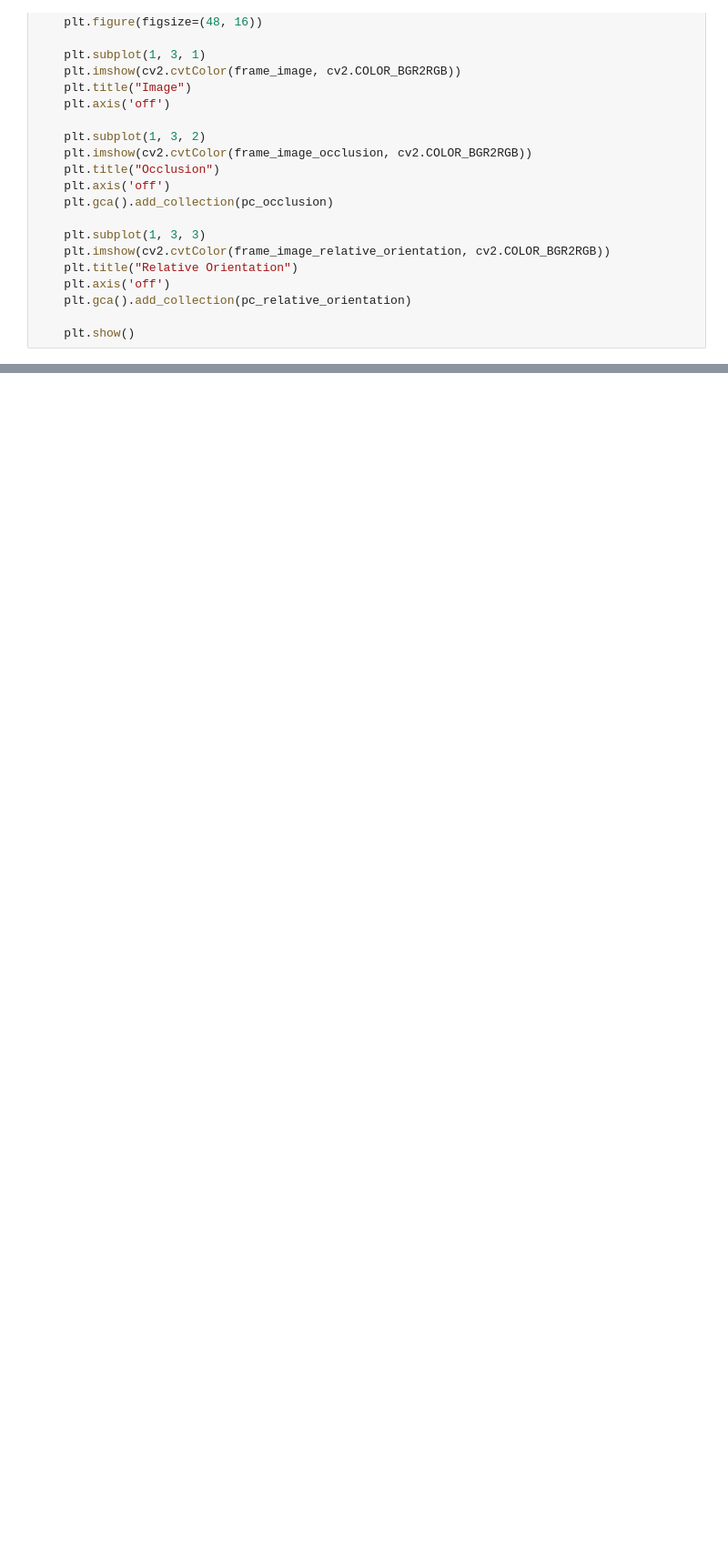
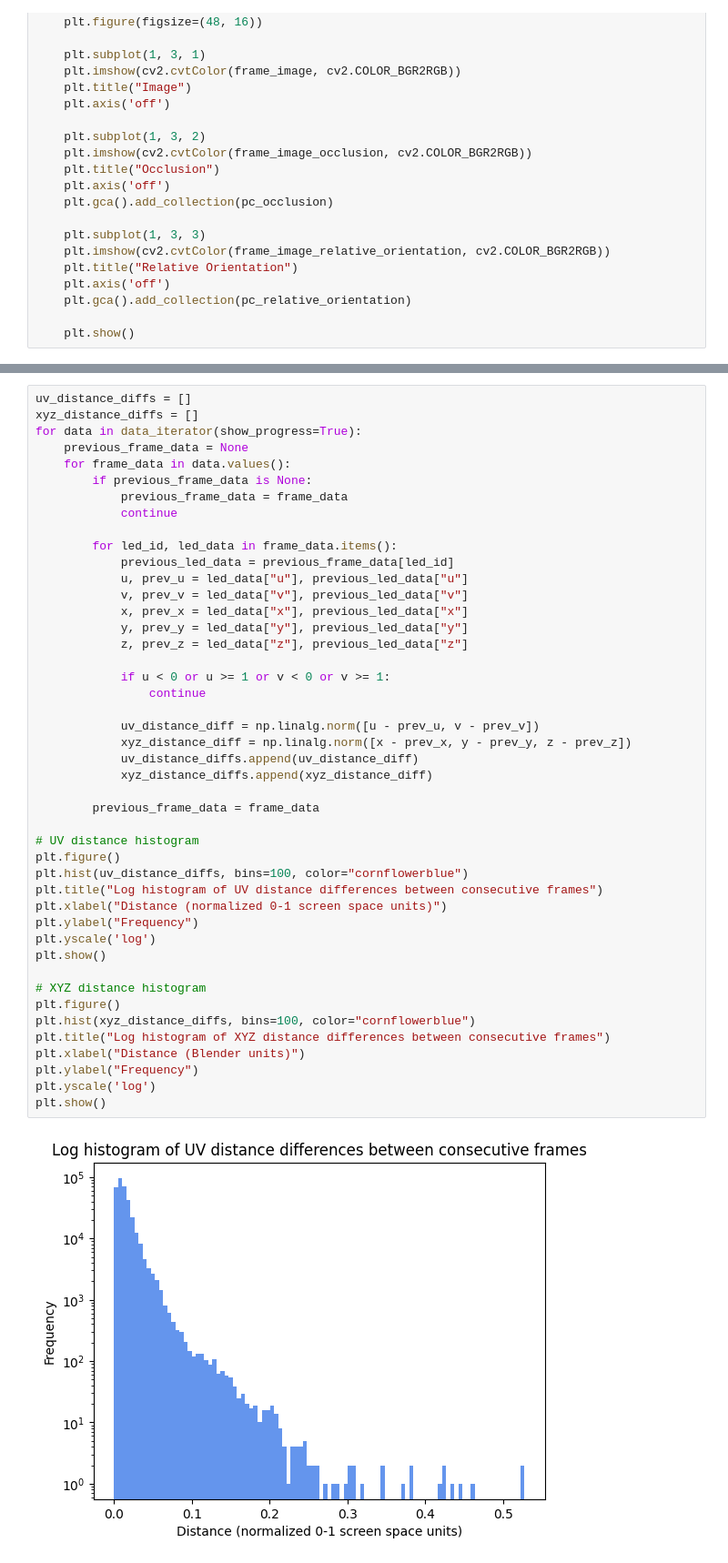
Before and after one commit to ArnaudPoletto/logitech-blender-stylus, a Jupyter notebook: analysis/led_location_analysis.ipynb, the cells around one changed output, grey strips where cells are left out. Shown at 91% size. Drawn from its saved outputs; the diff is of its cells as text; blank space fills up the shorter version.

```diff
--- a/analysis/led_location_analysis.ipynb
+++ b/analysis/led_location_analysis.ipynb
@@ -116,0 +198,47 @@ plt.show()
+# %%
+uv_distance_diffs = []
+xyz_distance_diffs = []
+for data in data_iterator(show_progress=True):
+    previous_frame_data = None
+    for frame_data in data.values():
+        if previous_frame_data is None:
+            previous_frame_data = frame_data
+            continue
+
+        for led_id, led_data in frame_data.items():
+            previous_led_data = previous_frame_data[led_id]
+            u, prev_u = led_data["u"], previous_led_data["u"]
+            v, prev_v = led_data["v"], previous_led_data["v"]
+            x, prev_x = led_data["x"], previous_led_data["x"]
+            y, prev_y = led_data["y"], previous_led_data["y"]
+            z, prev_z = led_data["z"], previous_led_data["z"]
+
+            if u < 0 or u >= 1 or v < 0 or v >= 1:
+                continue
+
+            uv_distance_diff = np.linalg.norm([u - prev_u, v - prev_v])
+            xyz_distance_diff = np.linalg.norm([x - prev_x, y - prev_y, z - prev_z])
+            uv_distance_diffs.append(uv_distance_diff)
+            xyz_distance_diffs.append(xyz_distance_diff)
+
+        previous_frame_data = frame_data
+
+# UV distance histogram
+plt.figure()
+plt.hist(uv_distance_diffs, bins=100, color="cornflowerblue")
+plt.title("Log histogram of UV distance differences between consecutive frames")
+plt.xlabel("Distance (normalized 0-1 screen space units)")
+plt.ylabel("Frequency")
+plt.yscale('log')
+plt.show()
+
+# XYZ distance histogram
+plt.figure()
+plt.hist(xyz_distance_diffs, bins=100, color="cornflowerblue")
+plt.title("Log histogram of XYZ distance differences between consecutive frames")
+plt.xlabel("Distance (Blender units)")
+plt.ylabel("Frequency")
+plt.yscale('log')
+plt.show()
+# %% [output]
+[figure, added]
```
Also changed, not shown: parts of 7 cells of this notebook, 32 other files.
